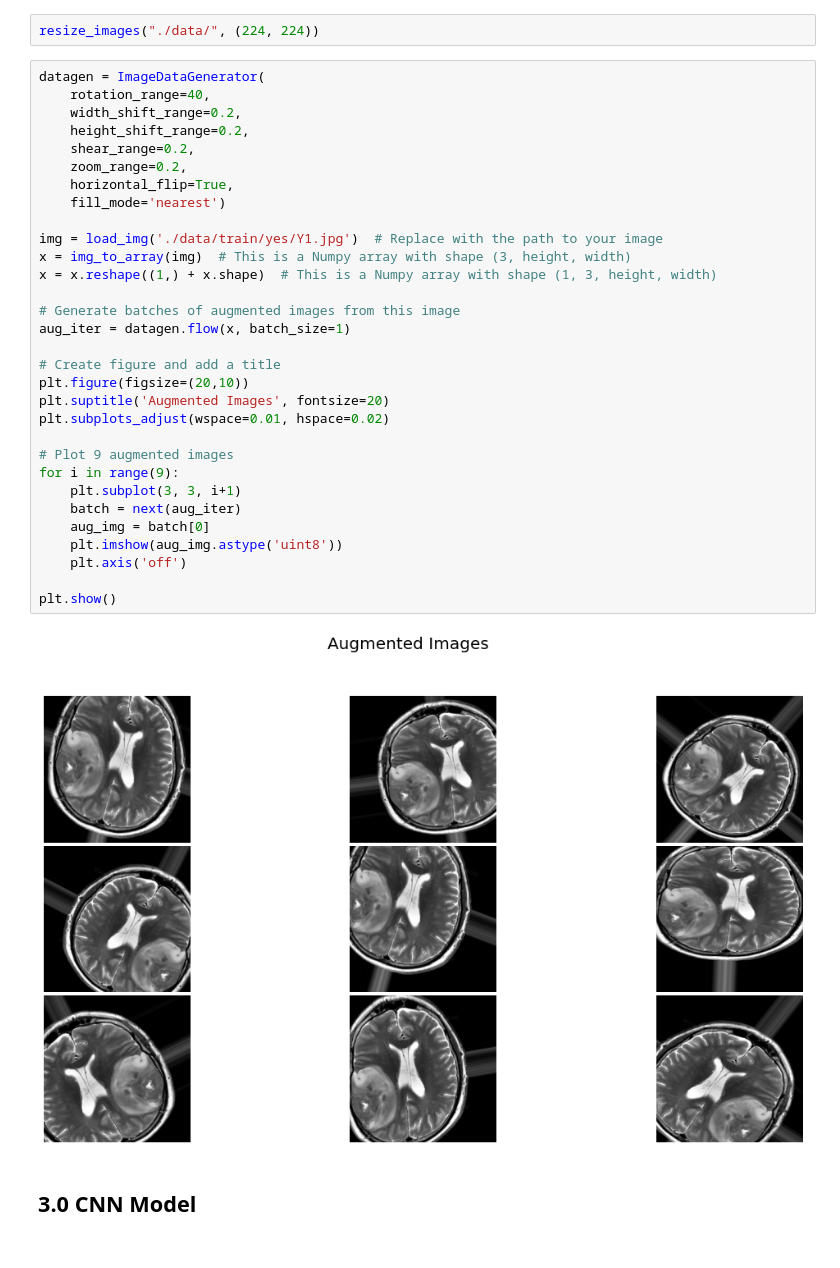
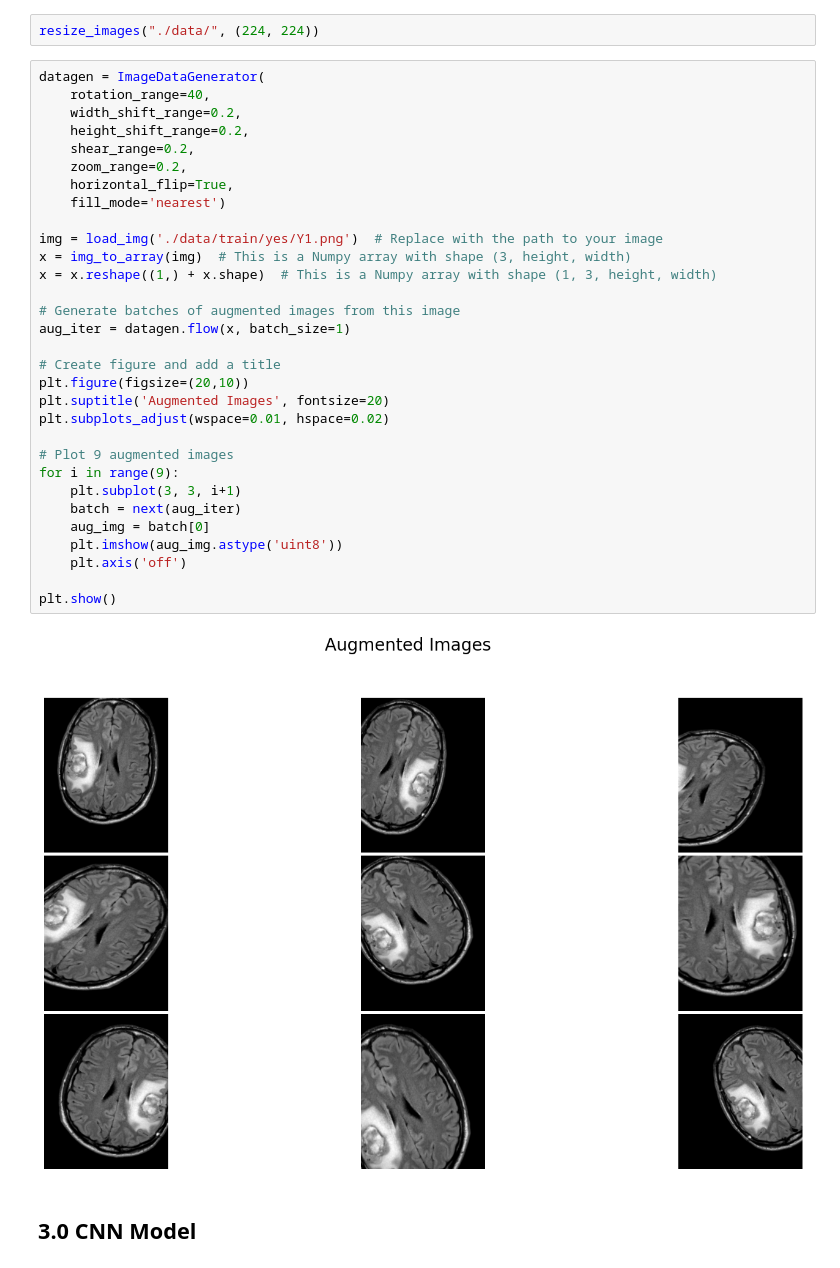
Before and after one commit to YonkoSalar/Brain-Tumor-Detection, a Jupyter notebook: brain_tumor_detection.ipynb, the cells around one changed output. Saved outputs shown, nothing was run; the diff lists cells and outputs as text.

```diff
--- a/brain_tumor_detection.ipynb
+++ b/brain_tumor_detection.ipynb
@@ -419,35 +440,35 @@ resize_images("./data/", (224, 224))
 datagen = ImageDataGenerator(
     rotation_range=40,
     width_shift_range=0.2,
     height_shift_range=0.2,
     shear_range=0.2,
     zoom_range=0.2,
     horizontal_flip=True,
     fill_mode='nearest')
 
-img = load_img('./data/train/yes/Y1.jpg')  # Replace with the path to your image
+img = load_img('./data/train/yes/Y1.png')  # Replace with the path to your image
 x = img_to_array(img)  # This is a Numpy array with shape (3, height, width)
 x = x.reshape((1,) + x.shape)  # This is a Numpy array with shape (1, 3, height, width)
 
 # Generate batches of augmented images from this image
 aug_iter = datagen.flow(x, batch_size=1)
 
 # Create figure and add a title
 plt.figure(figsize=(20,10))
 plt.suptitle('Augmented Images', fontsize=20)
 plt.subplots_adjust(wspace=0.01, hspace=0.02)
 
 # Plot 9 augmented images
 for i in range(9):
     plt.subplot(3, 3, i+1)
     batch = next(aug_iter)
     aug_img = batch[0]
     plt.imshow(aug_img.astype('uint8'))
     plt.axis('off')
 
 plt.show()
 # %% [output]
-[figure, old version]
+[figure, new version]
 # %% [markdown]
 ## 3.0 CNN Model
 # %% [markdown]
```
Also changed, not shown: parts of 10 cells of this notebook.
